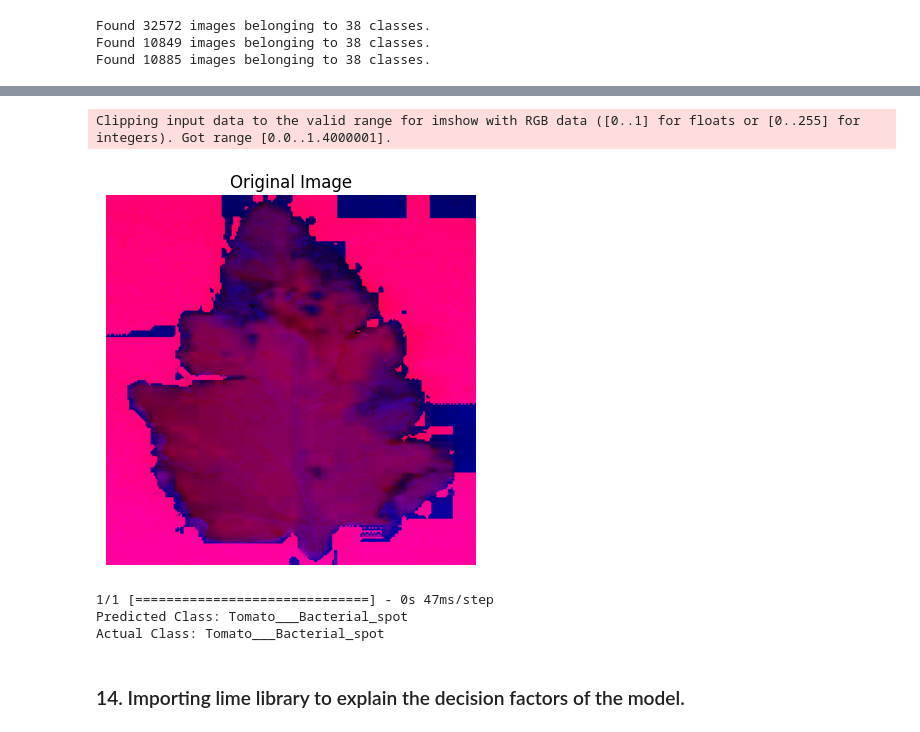
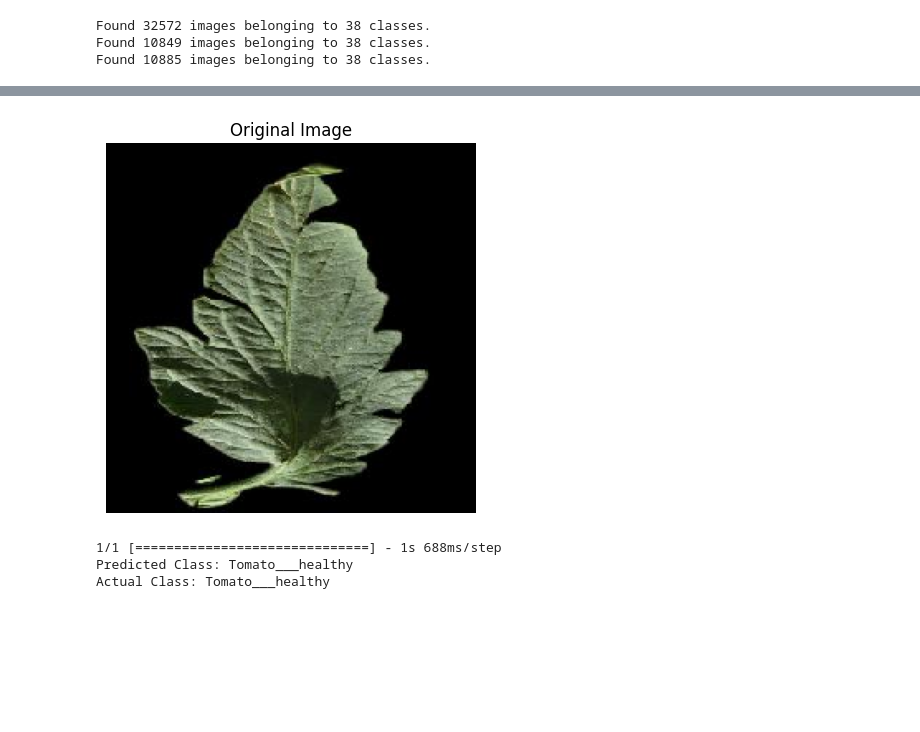
Before and after one commit to SketchyCarrot/GRP_12_EN613M_Computer_Vision, a Jupyter notebook: experiment_1/SegNet.ipynb, the cells around one changed output, grey strips where cells are left out. Saved outputs shown, nothing was run; the diff lists cells and outputs as text; code cells hidden in the pictures; blank space fills up the shorter version.

```diff
--- a/experiment_1/SegNet.ipynb
+++ b/experiment_1/SegNet.ipynb
@@ -218,33 +173,30 @@ model.save('HSVmodel.h5')
 # %%
-images, labels = next(validation_generator)
+images, labels = next(val_generator)
 
 selected_image = images[0]
 selected_label = labels[0]
 
 plt.imshow(selected_image)
 plt.title("Original Image")
 plt.axis('off')
 plt.show()
 
 image_for_prediction = np.expand_dims(selected_image, axis=0)
 
 predicted_probs = model.predict(image_for_prediction)
 predicted_class = np.argmax(predicted_probs, axis=1)
 
 actual_class = np.argmax(selected_label)
 
-class_names = list(validation_generator.class_indices.keys())
+class_names = list(val_generator.class_indices.keys())
 
 predicted_class_name = class_names[predicted_class[0]]
 actual_class_name = class_names[actual_class]
 
 print(f"Predicted Class: {predicted_class_name}")
 print(f"Actual Class: {actual_class_name}")
 # %% [output]
+[figure, new version]
-Clipping input data to the valid range for imshow with RGB data ([0..1] for floats or [0..255] for integers). Got range [0.0..1.4000001].
+1/1 [==============================] - 1s 688ms/step
+Predicted Class: Tomato___healthy
+Actual Class: Tomato___healthy
-[figure, old version]
-1/1 [==============================] - 0s 47ms/step
-Predicted Class: Tomato___Bacterial_spot
-Actual Class: Tomato___Bacterial_spot
-# %% [markdown]
-### 14. Importing lime library to explain the decision factors of the model.
```
Also changed, not shown: parts of 34 cells of this notebook, 1 other file.
